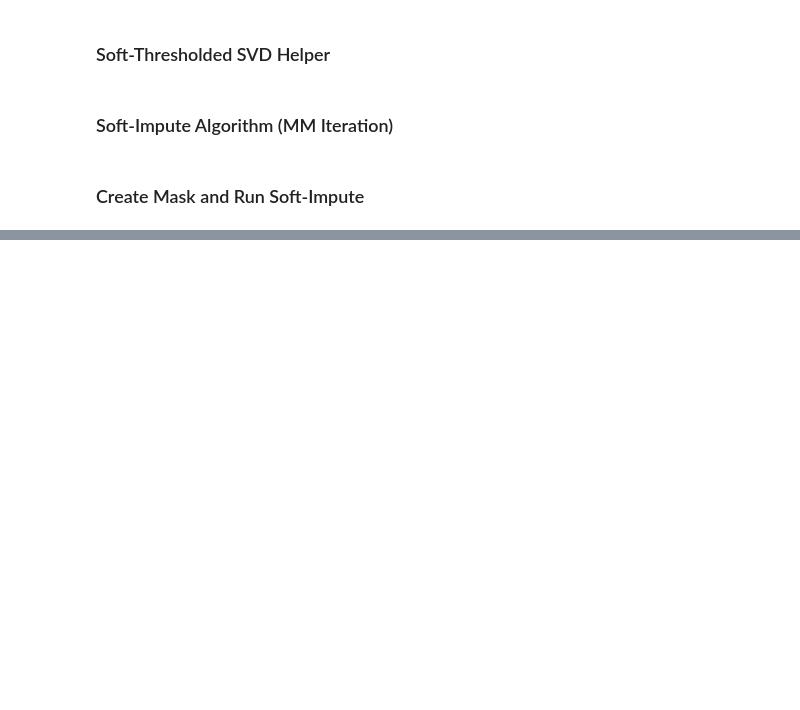
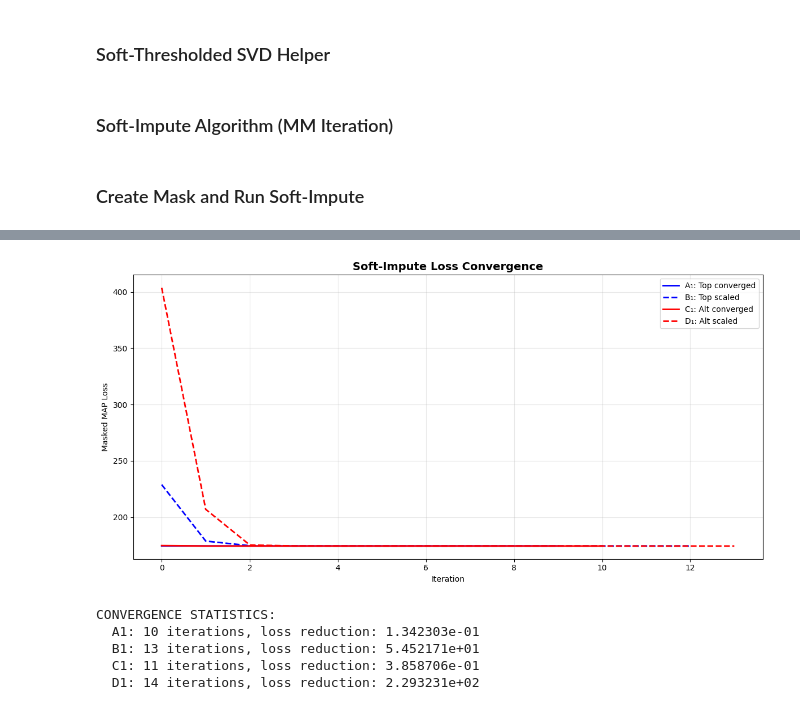
Before and after one commit to lorenzocaputi/probabilistic-matrix-factorization, a Jupyter notebook: experiments/pmf_als_experiment.ipynb, the cells around one changed output, grey strips where cells are left out. Drawn from its saved outputs; the diff is of its cells as text; code cells hidden in the pictures; blank space fills up the shorter version.

```diff
--- a/experiments/pmf_als_experiment.ipynb
+++ b/experiments/pmf_als_experiment.ipynb
@@ -621,0 +754,11 @@ except NameError:
+# %%
+print("\n===== COMPARISON: SOFT-IMPUTE (first run) vs MASKED ALS =====\n")
+
+for key in starting_points.keys():
+    si_loss = results[f"{key}1"]["loss_hist"][-1]   # your soft-impute first run
+    als_loss = results_als[key]["loss_hist"][-1]
+
+    print(f"{key}:")
+    print(f"   Soft-Impute masked loss = {si_loss:.6e}")
+    print(f"   ALS-masked     masked loss = {als_loss:.6e}")
+    print(f"   Difference (ALS - SI) = {als_loss - si_loss:.6e}\n")
@@ -621,0 +931,32 @@ except NameError:
+# %%
+### Generate Loss Convergence Plot
+plt.figure(figsize=(12, 6))
+
+# Loss convergence for first runs
+plt.plot(results['A1']['loss_hist'], 'b-', linewidth=2, label='A₁: Top converged')
+plt.plot(results['B1']['loss_hist'], 'b--', linewidth=2, label='B₁: Top scaled')
+plt.plot(results['C1']['loss_hist'], 'r-', linewidth=2, label='C₁: Alt converged')
+plt.plot(results['D1']['loss_hist'], 'r--', linewidth=2, label='D₁: Alt scaled')
+plt.title('Soft-Impute Loss Convergence', fontsize=14, fontweight='bold')
+plt.xlabel('Iteration')
+plt.ylabel('Masked MAP Loss')
+plt.legend()
+plt.grid(True, alpha=0.3)
+plt.tight_layout()
+plt.show()
+
+# Print convergence statistics
+print("\nCONVERGENCE STATISTICS:")
+for key in ['A1', 'B1', 'C1', 'D1']:
+    n_iters = len(results[key]['loss_hist'])
+    initial_loss = results[key]['loss_hist'][0] if results[key]['loss_hist'] else 0
+    final_loss = results[key]['loss_hist'][-1] if results[key]['loss_hist'] else 0
+    reduction = initial_loss - final_loss
+    print(f"  {key}: {n_iters} iterations, loss reduction: {reduction:.6e}")
+# %% [output]
+[figure, added]
+CONVERGENCE STATISTICS:
+  A1: 10 iterations, loss reduction: 1.342303e-01
+  B1: 13 iterations, loss reduction: 5.452171e+01
+  C1: 11 iterations, loss reduction: 3.858706e-01
+  D1: 14 iterations, loss reduction: 2.293231e+02
```
Also changed, not shown: parts of 29 cells of this notebook, 15 other files.
